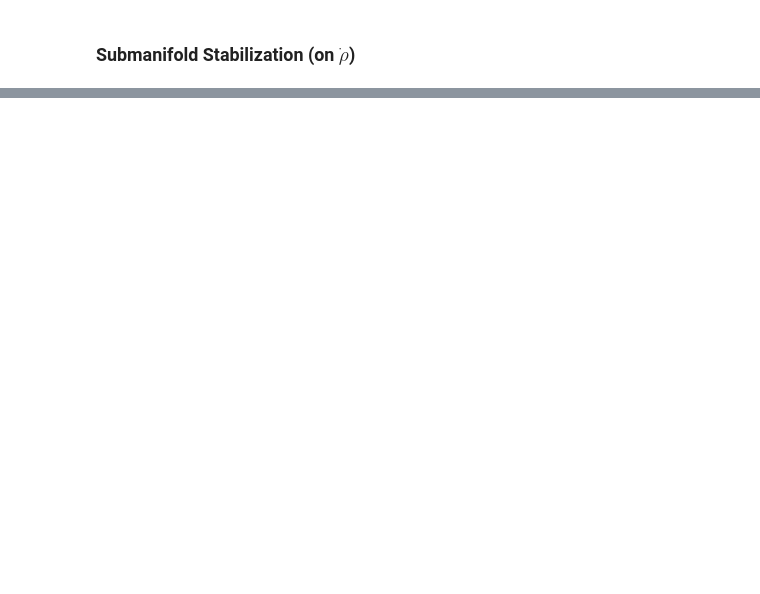
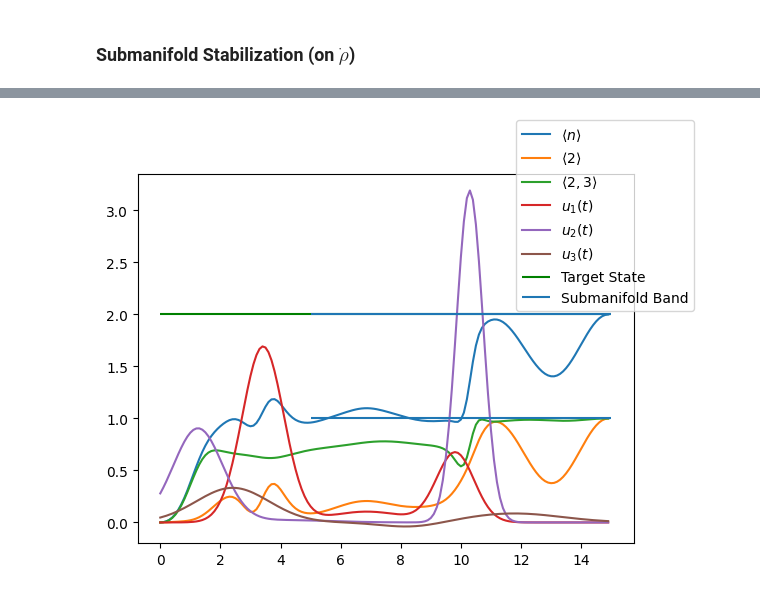
Before and after one commit to connorblake1/jiang-research, a Jupyter notebook: FiniteGKP/jaxpulse_submanifold_closure_testing.ipynb, the cells around one changed output, grey strips where cells are left out. Saved outputs shown, nothing was run; the diff lists cells and outputs as text; code cells hidden in the pictures; blank space fills up the shorter version.

```diff
--- a/FiniteGKP/jaxpulse_submanifold_closure_testing.ipynb
+++ b/FiniteGKP/jaxpulse_submanifold_closure_testing.ipynb
@@ -280,0 +309,6 @@ def stay23(y: Array, u: Array, t: float) -> float:
+# %%
+opt_manifold_exit_controller = manifold_exit_controller.optimize(
+    N_steps=80,
+    learning_rate=.1,
+    verbosity=1
+)
@@ -280,0 +333,11 @@ def stay23(y: Array, u: Array, t: float) -> float:
+# %%
+fig_post, ax_post = plt.subplots()
+opt_manifold_exit_controller.plot(ax_post,
+                exp_ops=m_exp_ops,
+                exp_names=m_exp_names)
+ax_post.hlines(y=[2.0],xmin=0,xmax=duration,label="Target State",color='green')
+ax_post.hlines(y=[1.0,2.0],xmin=5,xmax=duration,label="Submanifold Band")
+fig_post.legend()
+fig_post.show()
+# %% [output]
+[figure, added]
```
Also changed, not shown: parts of 13 cells of this notebook.
